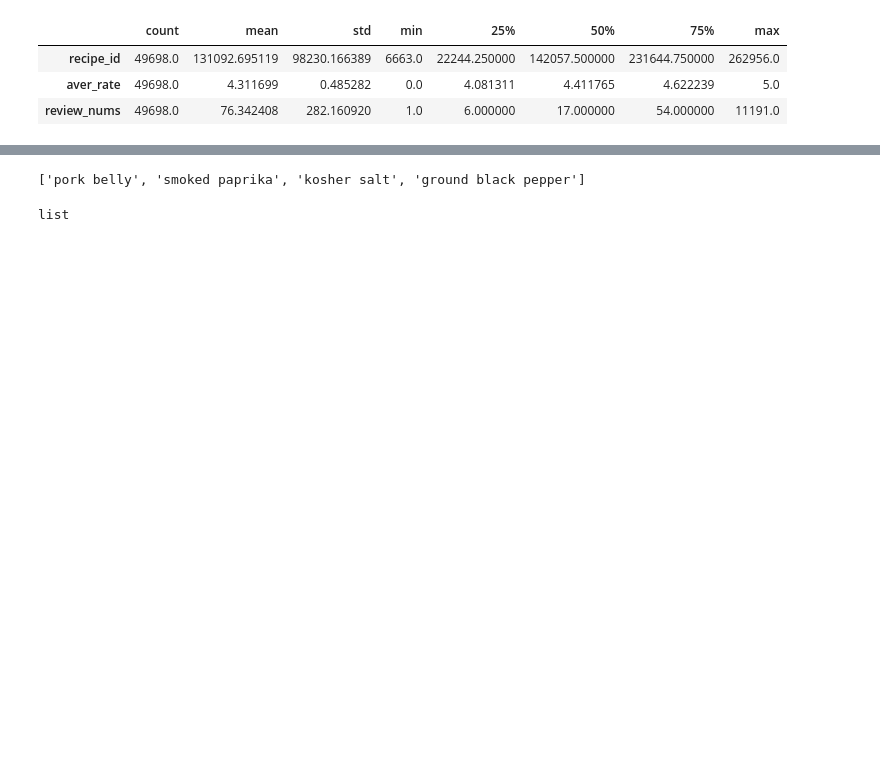
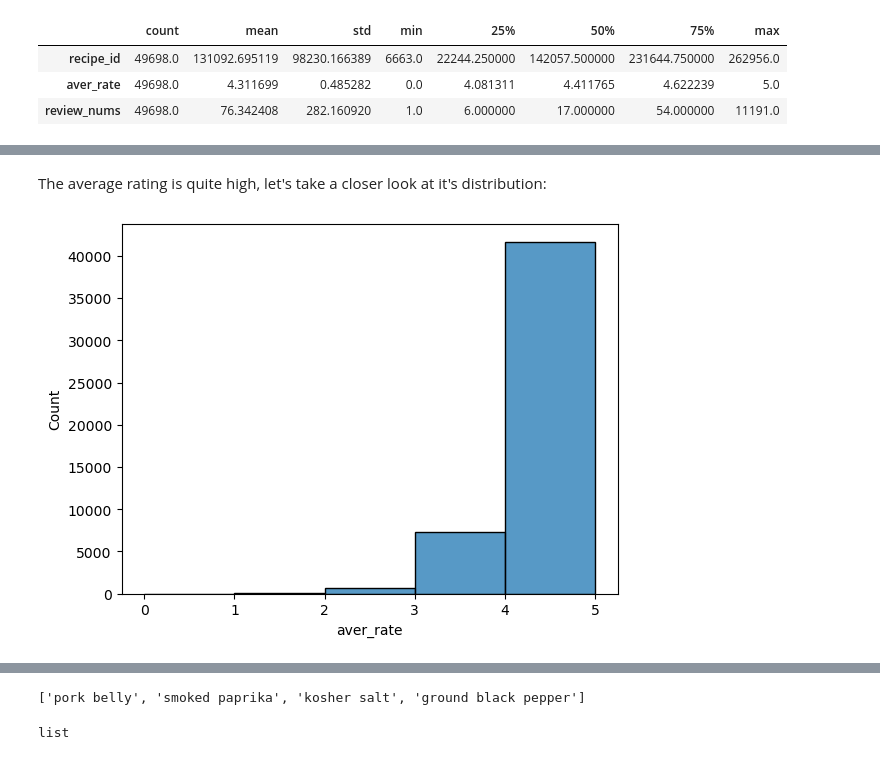
Before and after one commit to dtuleva/Recipe_Recommendation_System, a Jupyter notebook: RRS_EDA.ipynb, the cells around one changed output, grey strips where cells are left out. Saved outputs shown, nothing was run; the diff lists cells and outputs as text; code cells hidden in the pictures; blank space fills up the shorter version.

```diff
--- a/RRS_EDA.ipynb
+++ b/RRS_EDA.ipynb
@@ -66,0 +139,7 @@ recipes.head(3)
+# %% [markdown]
+The average rating is quite high, let's take a closer look at it's distribution:
+# %%
+sns.histplot(recipes.aver_rate, binwidth = 1, binrange = [0, 5])
+plt.show()
+# %% [output]
+[figure, added]
```
Also changed, not shown: parts of 24 cells of this notebook.
